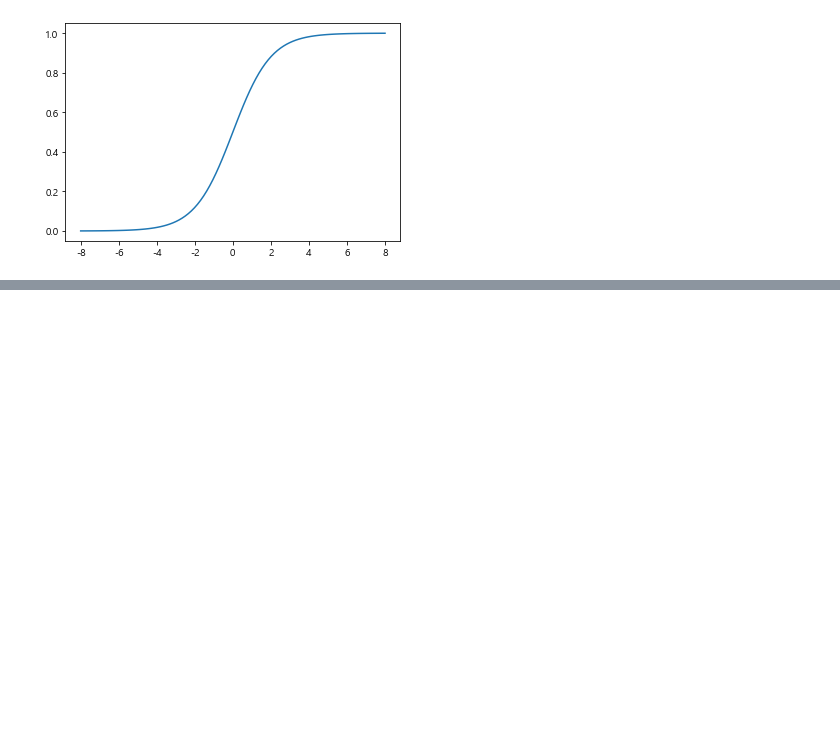
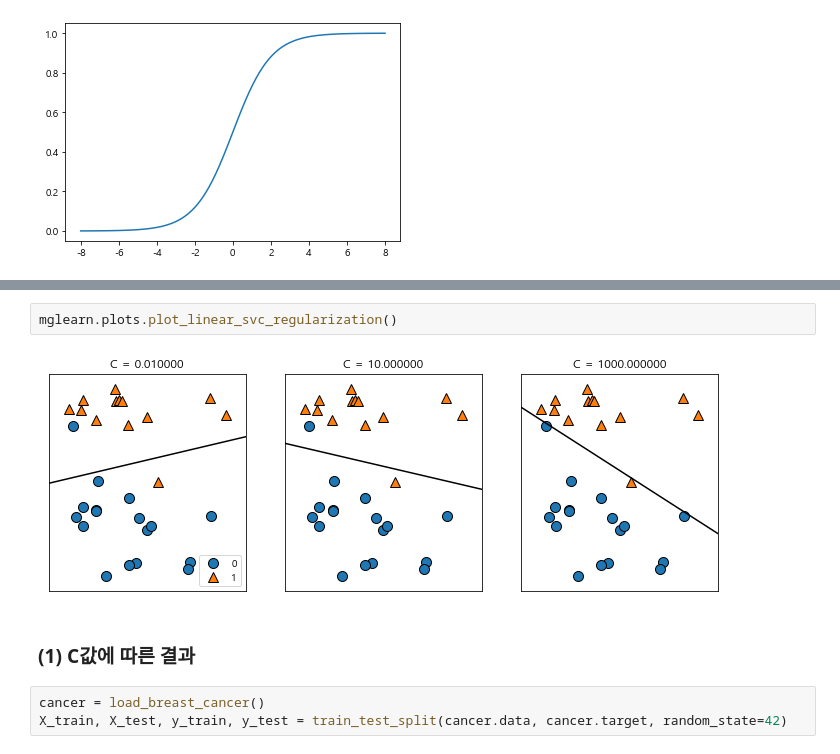
Before and after one commit to NikeLee/pythonwork, a Jupyter notebook: ai/2_선형 회귀모델과 로지스틱 회귀모델.ipynb, the cells around one changed output, grey strips where cells are left out. Cells and saved outputs as stored; diff of their text form; blank space fills up the shorter version.

```diff
--- a/ai/2_선형 회귀모델과 로지스틱 회귀모델.ipynb
+++ b/ai/2_선형 회귀모델과 로지스틱 회귀모델.ipynb
@@ -460,0 +476,9 @@ plt.plot(X, 1 / (1 + np.exp(-X)))
+# %%
+mglearn.plots.plot_linear_svc_regularization()
+# %% [output]
+[figure, added]
+# %% [markdown]
+### (1) C값에 따른 결과
+# %%
+cancer = load_breast_cancer()
+X_train, X_test, y_train, y_test = train_test_split(cancer.data, cancer.target, random_state=42)
```
Also changed, not shown: parts of 33 cells of this notebook.
